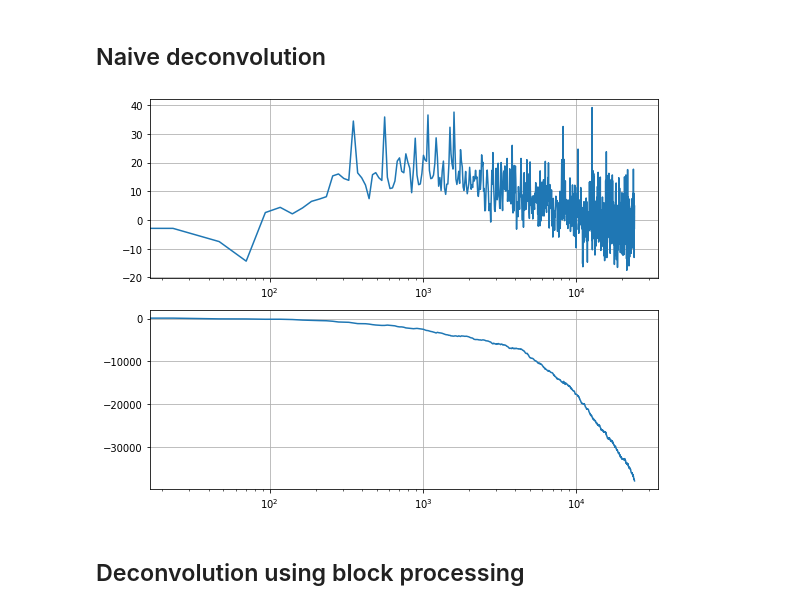
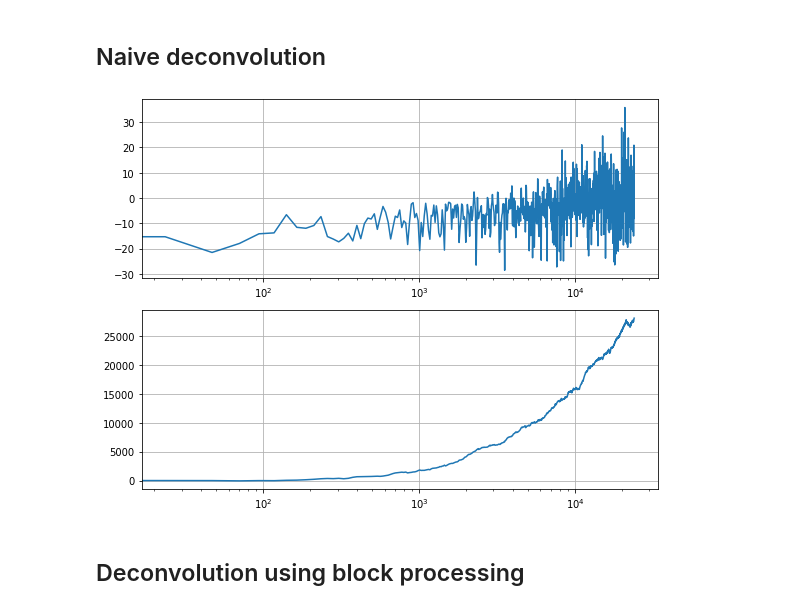
Before and after one commit to soerenbnoergaard/transfer_function_estimator, a Jupyter notebook: notebook/block_processing.ipynb, the cells around one changed output. Drawn from its saved outputs; the diff is of its cells as text; code cells hidden in the pictures.

```diff
--- a/notebook/block_processing.ipynb
+++ b/notebook/block_processing.ipynb
@@ -15,7 +15,11 @@ import soundfile as sf
 import scipy.signal
 from IPython.display import display, Audio
 # %%
-INPUT_FILE = "data/martin_dcx1re_c414_left_pickup_right.wav"
+# INPUT_FILE = "data/martin_dcx1re_c414_left_pickup_right.wav"
+# INPUT_FILE = "data/martin_dcx1re_cm4_left_pickup_right.wav"
+INPUT_FILE = "data/martin_dcx1re_lct140_left_pickup_right.wav"
+
+LENGTH = 2048
 # %%
 data, sample_rate_Hz = sf.read(INPUT_FILE)
 ydata, xdata = data.T
@@ -41,14 +45,14 @@ def phase_at_distance(f, d):
 # %%
 fig, (ax1, ax2) = plt.subplots(2, 1, figsize=(8, 6))
 
 w = np.blackman(len(xdata))
-X = np.fft.fft(w * xdata, 2048)
-Y = np.fft.fft(w * ydata, 2048)
+X = np.fft.fft(w * xdata, LENGTH)
+Y = np.fft.fft(w * ydata, LENGTH)
 H_naive = Y/X
 
 freqresp(H_naive, fig, ax1, ax2)
 # %% [output]
-[figure, old version]
+[figure, new version]
 # %% [markdown]
 ## Deconvolution using block processing
 # %%
```
Also changed, not shown: parts of 3 cells of this notebook, 3 other files.
